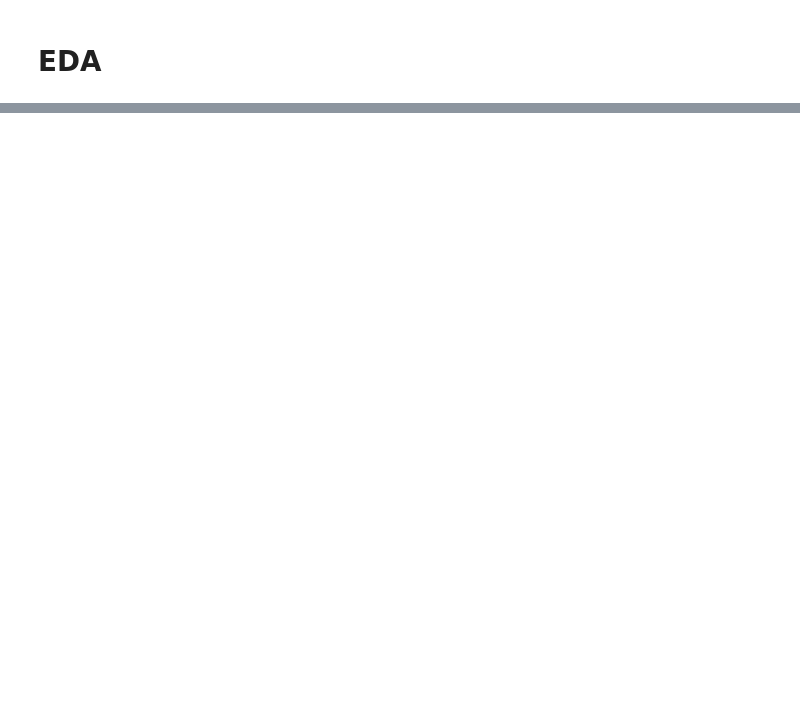
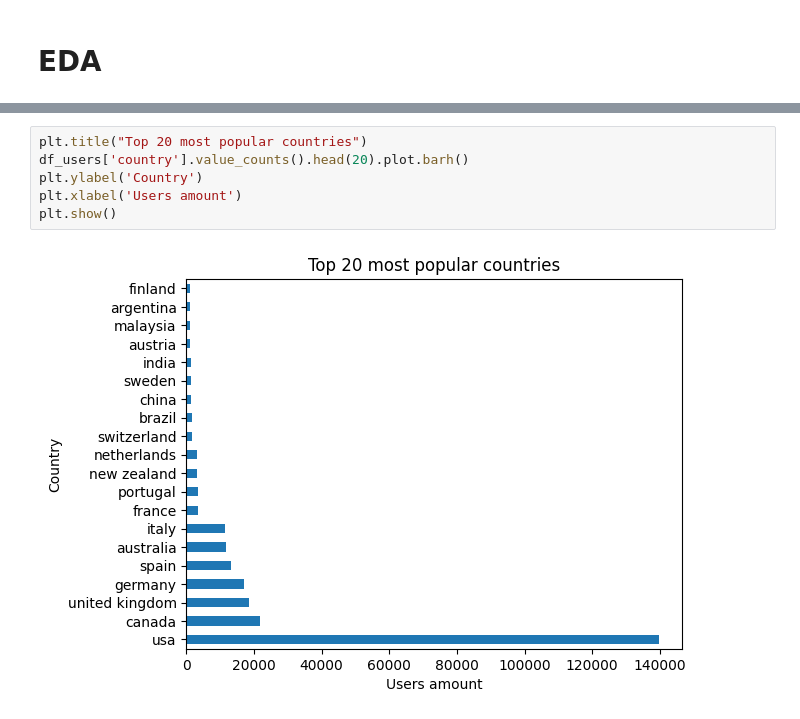
Before and after one commit to Gooogr/Book_Crossing_RecSys, a Jupyter notebook: notebooks/eda.ipynb, the cells around one changed output, grey strips where cells are left out. Cells and saved outputs as stored; diff of their text form; blank space fills up the shorter version.

```diff
--- a/notebooks/eda.ipynb
+++ b/notebooks/eda.ipynb
@@ -331,0 +348,8 @@ df_users.head()
+# %%
+plt.title("Top 20 most popular countries")
+df_users['country'].value_counts().head(20).plot.barh()
+plt.ylabel('Country')
+plt.xlabel('Users amount')
+plt.show()
+# %% [output]
+[figure, added]
```
Also changed, not shown: parts of 6 cells of this notebook.
